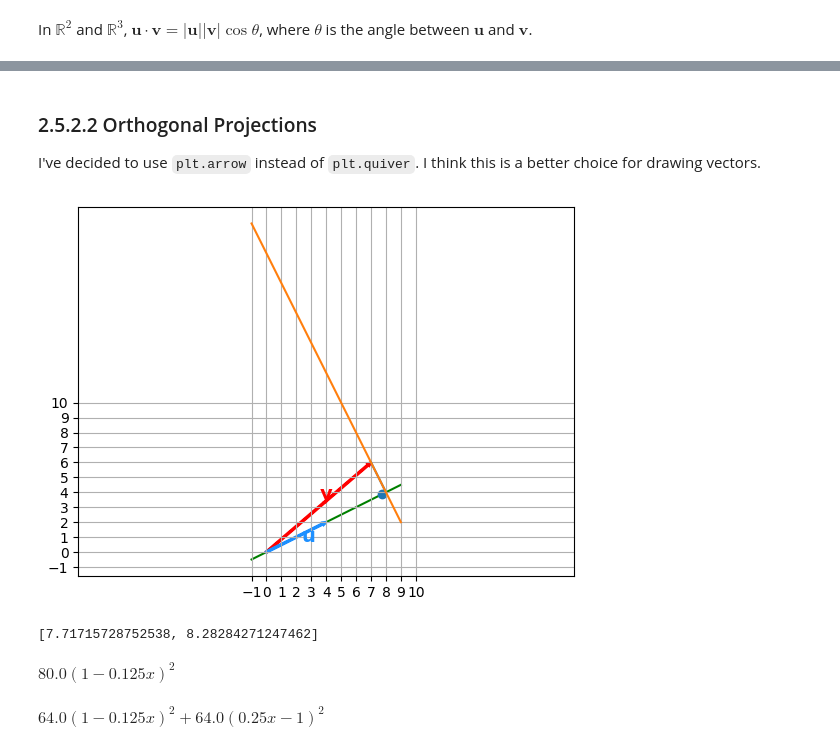
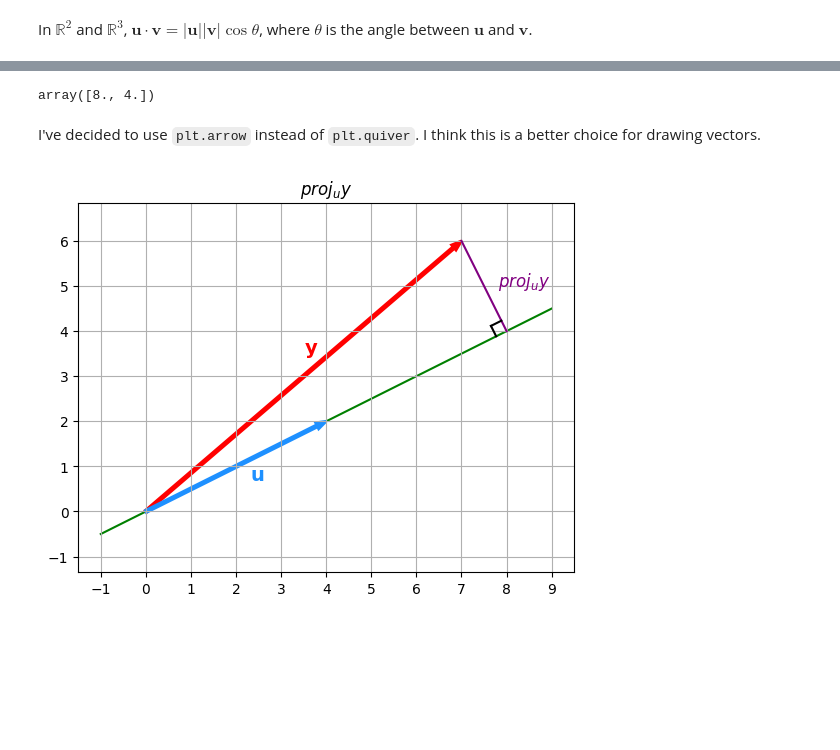
Before and after one commit to PaulToronto/University-of-Colorado-Boulder---Essential-Math-Specialization, a Jupyter notebook: 2_5_Projections_and_Least_Squares.ipynb, the cells around one changed output, grey strips where cells are left out. Cells and saved outputs as stored; diff of their text form; code cells hidden in the pictures; blank space fills up the shorter version.

```diff
--- a/2_5_Projections_and_Least_Squares.ipynb
+++ b/2_5_Projections_and_Least_Squares.ipynb
@@ -277,69 +290,79 @@ In $\mathbb{R}^{2}$ and $\mathbb{R}^{3}$, $\mathbf{u}\cdot\mathbf{v} = \left|\ma
+# %%
+y = np.array([7, 6])
+u = np.array([4, 2])
+
+proj_u_y = (y.T.dot(u)/(u.T.dot(u))) * u
+proj_u_y
+# %% [output]
+array([8., 4.])
 # %% [markdown]
-### 2.5.2.2 Orthogonal Projections
-
 I've decided to use `plt.arrow` instead of `plt.quiver`. I think this is a better choice for drawing vectors.
 # %%
 y = np.array([7, 6])
 u = np.array([4, 2])
 
-# Line L
+# line on which u lies
+line_x = np.linspace(-1, 9, 100)
 slope_u = u[1] / u[0]
-slope_proj = -u[0] / u[1]
-x_l = np.linspace(-1, 9, 100)
-y_l = slope_u * x_l
-plt.plot(x_l, y_l, color='green', zorder=-1)
-
+line_u = lambda x: slope_u * x
+plt.plot(line_x, line_u(line_x), color='green', zorder=-1)
 
 # vector y
+# ------------------
 plt.arrow(0, 0, *y,
           width=0.05,
           linewidth=2,
           color='red',
           length_includes_head=True)
-plt.annotate('$\mathbf{y}$', xy=(3.5, 3.5),
+plt.annotate(r'$\mathbf{y}$', xy=(3.5, 3.5),
              size=14, color='red')
+# ------------------
 
 # vector u
+# ------------------
 plt.arrow(0, 0, *u,
           width=0.05,
           linewidth=2,
           color='dodgerblue',
           length_includes_head=True)
-plt.annotate('$\mathbf{u}$', xy=(2.3, 0.7),
+plt.annotate(r'$\mathbf{u}$', xy=(2.3, 0.7),
              size=14, color='dodgerblue')
+# ------------------
 
 # projection of y on u
+# ------------------
 proj_u_y = (y.T.dot(u) / u.T.dot(u)) * u
-plt.plot((y[0], proj_u_y[0]), (y[1], proj_u_y[1]))
+plt.plot((y[0], proj_u_y[0]), (y[1], proj_u_y[1]), color='purple')
+plt.annotate(r'$proj_{u}y$', xy=(7.8, 5),
+             size=12, color='purple')
+# ------------------
 
-# slope of u
+# right angle square
+# ------------------
 _x = sym.symbols('x')
-x_on_u = min(sym.solve((proj_u_y[0] - _x)**2 + (proj_u_y[1] - slope_u*_x)**2 - 1/10,
+# point on u used for right angle square
+x_on_u = min(sym.solve((proj_u_y[0] - _x)**2 + (proj_u_y[1] - line_u(_x))**2 - 1/15,
                        _x)).evalf()
 y_on_u = slope_u * x_on_u
-plt.scatter(x_on_u, y_on_u)
+# point on projection used for right angle square
+slope_proj = -u[0] / u[1]
+line_proj = lambda x: slope_proj * (x - proj_u_y[0]) + proj_u_y[1]
+x_on_proj = min(sym.solve((proj_u_y[0] - _x)**2 + (proj_u_y[1] - line_proj(_x))**2 - 1/15,
+                          _x))
+y_on_proj = line_proj(x_on_proj)
+# corner point of right angle square
+line_parallel_to_proj = lambda x: slope_proj * (x - x_on_u) + y_on_u
+right_square_x = min(sym.solve((x_on_u - _x)**2 + (y_on_u - line_parallel_to_proj(_x))**2 - 1/15,
+                               _x))
+right_square_y = line_parallel_to_proj(right_square_x)
+plt.plot((x_on_u, right_square_x), (y_on_u, right_square_y), color='black')
+plt.plot((x_on_proj, right_square_x), (y_on_proj, right_square_y), color='black')
+## ------------------
 
-plt.plot(x_l, slope_proj * (x_l - proj_u_y[0]) + proj_u_y[1])
-
-
-
-
-plt.xticks(np.linspace(-1, 10, 12))
-plt.yticks(np.linspace(-1, 10, 12))
+plt.xticks(np.linspace(-1, 9, 11))
+plt.yticks(np.linspace(-1, 9, 11))
 plt.axis('equal')
+plt.title(r'$proj_{u}y$')
 plt.grid()
 # %% [output]
-[figure, old version]
+[figure, new version]
-# %%
-sym.solve((proj_u_y[0] - _x)**2 + (proj_u_y[1] - slope_u*_x)**2 - 1/10,
-                       _x)
-# %% [output]
-[7.71715728752538, 8.28284271247462]
-# %%
-(proj_u_y[0] - _x)**2 + (proj_u_y[1] - slope_u*_x)**2
-# %% [output]
-$\displaystyle 80.0 \left(1 - 0.125 x\right)^{2}$
-# %%
-(proj_u_y[0] - _x)**2 + (proj_u_y[1] - slope_proj * (_x - proj_u_y[0]) + proj_u_y[1])**2
-# %% [output]
-$\displaystyle 64.0 \left(1 - 0.125 x\right)^{2} + 64.0 \left(0.25 x - 1\right)^{2}$
```
Also changed, not shown: parts of 5 cells of this notebook.
